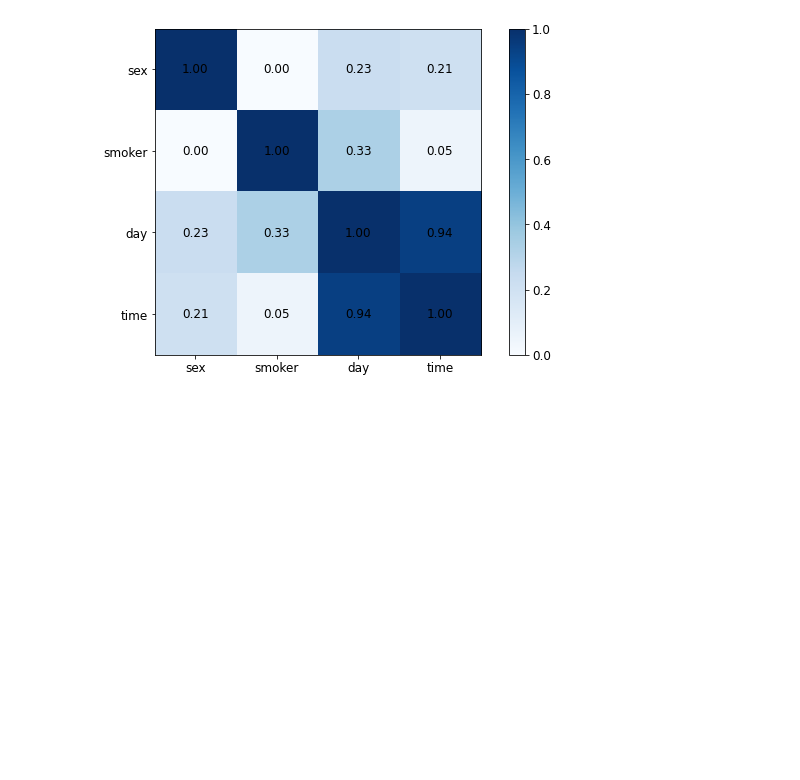
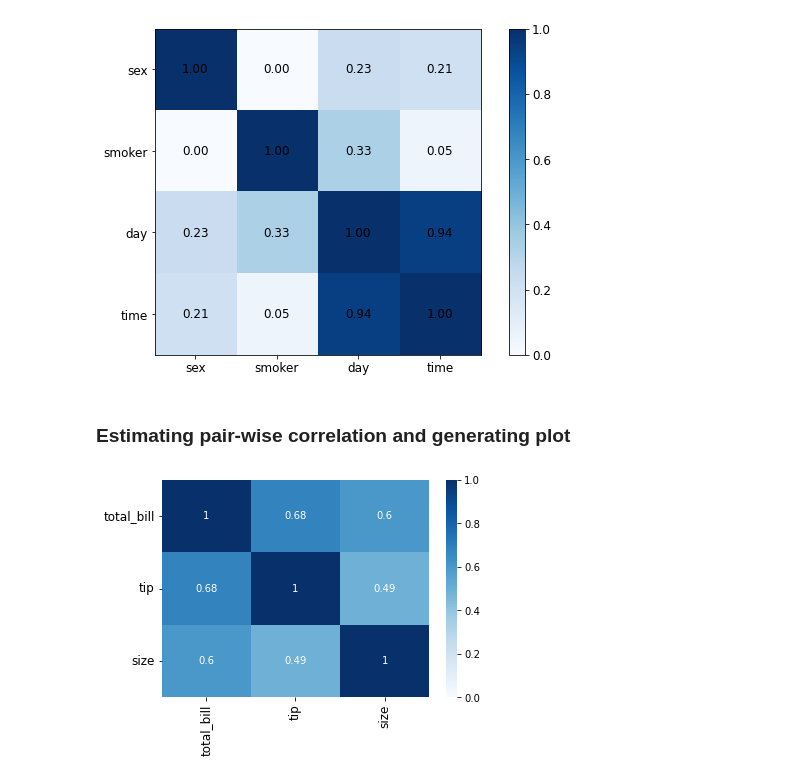
Before and after one commit to rahul-raoniar/pysustrans, a Jupyter notebook: pysustrans/Test.ipynb, the cells around one changed output. Cells and saved outputs as stored; diff of their text form; code cells hidden in the pictures; blank space fills up the shorter version.

Commit message:
Tested correlation class

```diff
--- a/pysustrans/Test.ipynb
+++ b/pysustrans/Test.ipynb
@@ -69,3 +69,5 @@ for (x, y), t in np.ndenumerate(cfit):
                 ha = "center").set(color = "black", size = 12)
 # %% [output]
 [figure]
+# %% [markdown]
+### Estimating pair-wise correlation and generating plot
@@ -71,0 +76,7 @@ for (x, y), t in np.ndenumerate(cfit):
+# %%
+aos = Correlation(df, method = "pearson")
+res = aos.fit()
+ax = res["ax"]
+fig = plt.gcf()
+# %% [output]
+[figure, added]
```
Also changed, not shown: parts of 9 cells of this notebook.
